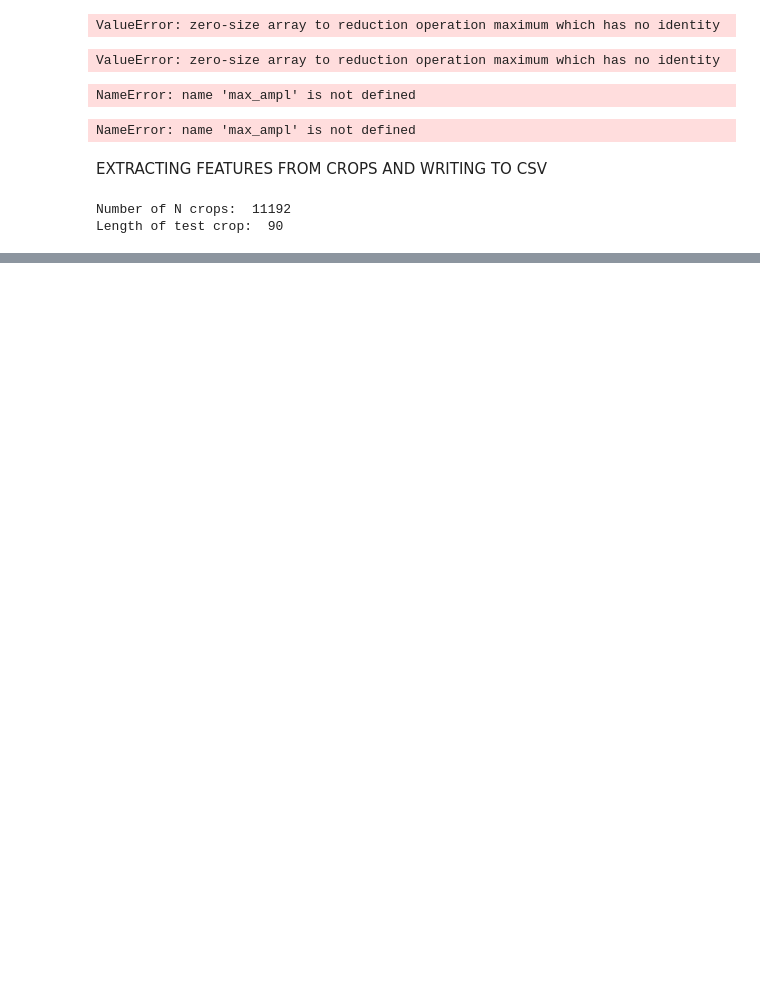
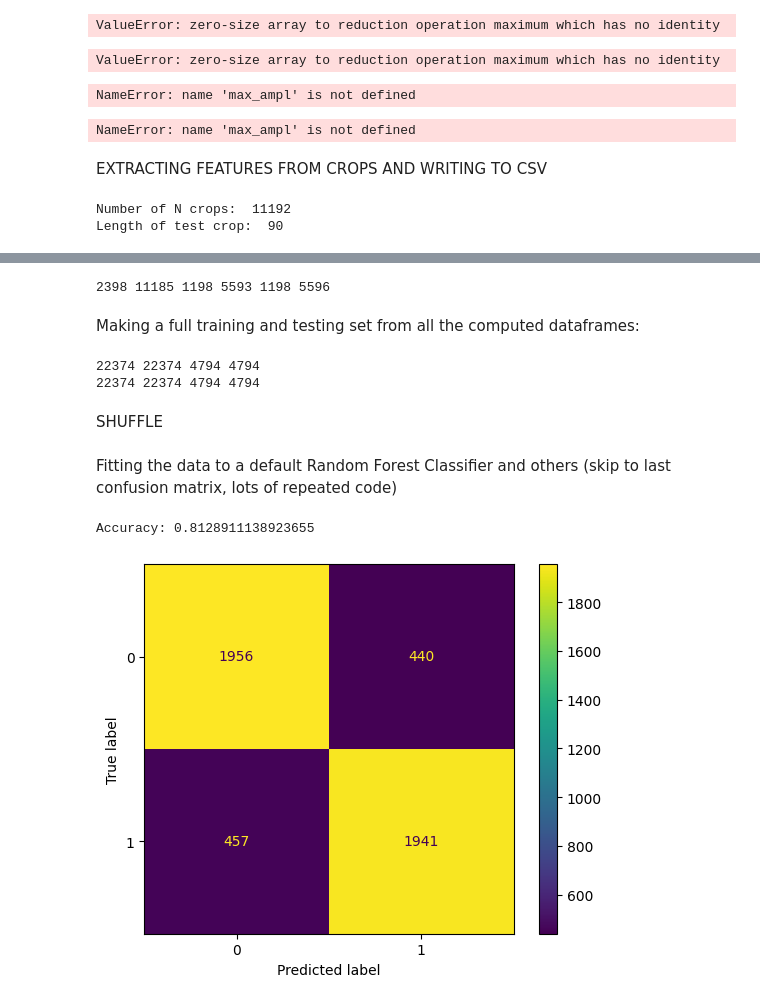
Before and after one commit to FrancescoLeni/AI_PPG, a Jupyter notebook: NB_ML.ipynb, the cells around one changed output, grey strips where cells are left out. Cells and saved outputs as stored; diff of their text form; code cells hidden in the pictures; blank space fills up the shorter version.

Commit message:
Cleanup, testing models, correlation analysis & gridsearch

```diff
--- a/NB_ML.ipynb
+++ b/NB_ML.ipynb
@@ -333,0 +321,3 @@ TO DO: Exploit full training data and using the already made test set (that I ig
+# %%
+S_features_test = crops2features(data_test_S_emptydropped)
+V_features_test = crops2features(data_test_V_emptydropped)
@@ -333,0 +330,56 @@ TO DO: Exploit full training data and using the already made test set (that I ig
+# %%
+N_features_train = N_features_train.dropna()
+N_features_test = N_features_test.dropna()
+
+S_features_train = S_features_train.dropna()
+S_features_test = S_features_test.dropna()
+
+V_features_train = V_features_train.dropna()
+V_features_test = V_features_test.dropna()
+
+print(len(N_features_test), len(N_features_train), len(S_features_test),len(S_features_train),len(V_features_test),len(V_features_train))
+# %% [output]
+2398 11185 1198 5593 1198 5596
+# %% [markdown]
+Making a full training and testing set from all the computed dataframes:
+# %%
+train_labels = [1 for i in range(len(N_features_train))] + [0 for i in range(len(S_features_train))] + [0 for i in range(len(V_features_train))]
+test_labels = [1 for i in range(len(N_features_test))] + [0 for i in range(len(S_features_test))] + [0 for i in range(len(V_features_test))]
+
+
+
+train_set= pd.concat([N_features_train,S_features_train,V_features_train])
+test_set = pd.concat([N_features_test,S_features_test,V_features_test])
+
+print(len(train_labels),len(train_set),len(test_labels),len(test_set))
+# %% [output]
+22374 22374 4794 4794
+22374 22374 4794 4794
+# %% [markdown]
+SHUFFLE
+# %%
+from sklearn.model_selection import train_test_split
+train_set, _, train_labels, _ = train_test_split(train_set, train_labels, test_size=0.00001, random_state=42) #we already have a test set... using this for shuffling
+# %% [markdown]
+Fitting the data to a default Random Forest Classifier and others (skip to last confusion matrix, lots of repeated code)
+# %%
+from sklearn.ensemble import RandomForestClassifier
+model = RandomForestClassifier()
+model.fit(train_set, train_labels)
+pred_labels = model.predict(test_set)
+
+from sklearn import metrics
+
+# Model Accuracy: how often is the classifier correct?
+print("Accuracy:",metrics.accuracy_score(test_labels, pred_labels))
+
+from sklearn.metrics import confusion_matrix
+from sklearn.metrics import ConfusionMatrixDisplay
+import matplotlib.pyplot as plt
+cm = confusion_matrix(test_labels, pred_labels)
+disp = ConfusionMatrixDisplay(confusion_matrix=cm)
+disp.plot()
+plt.show()
+# %% [output]
+Accuracy: 0.8128911138923655
+[figure, added]
```
Also changed, not shown: parts of 46 cells of this notebook.
